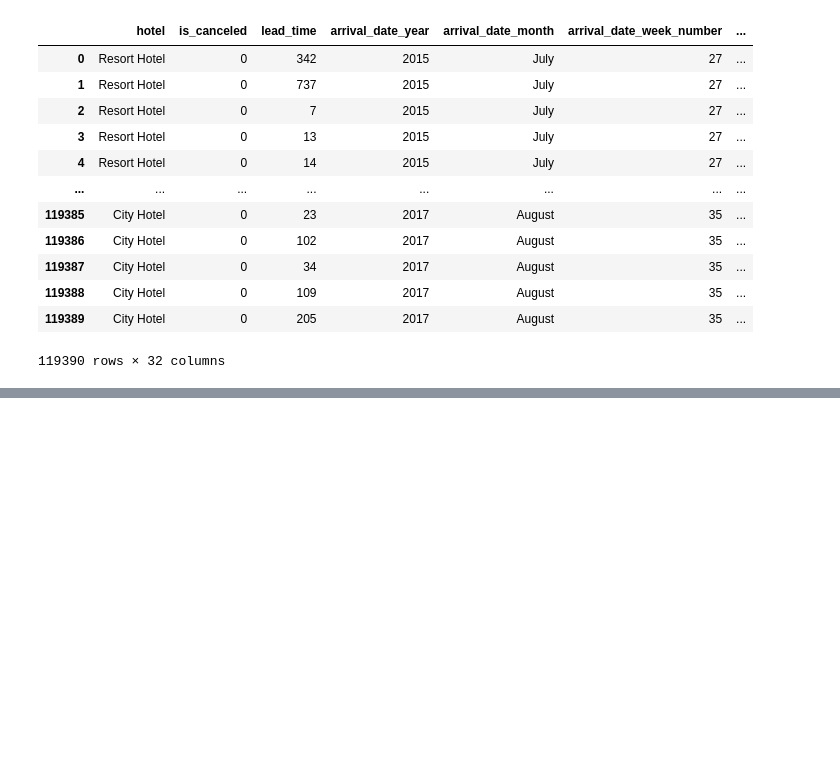
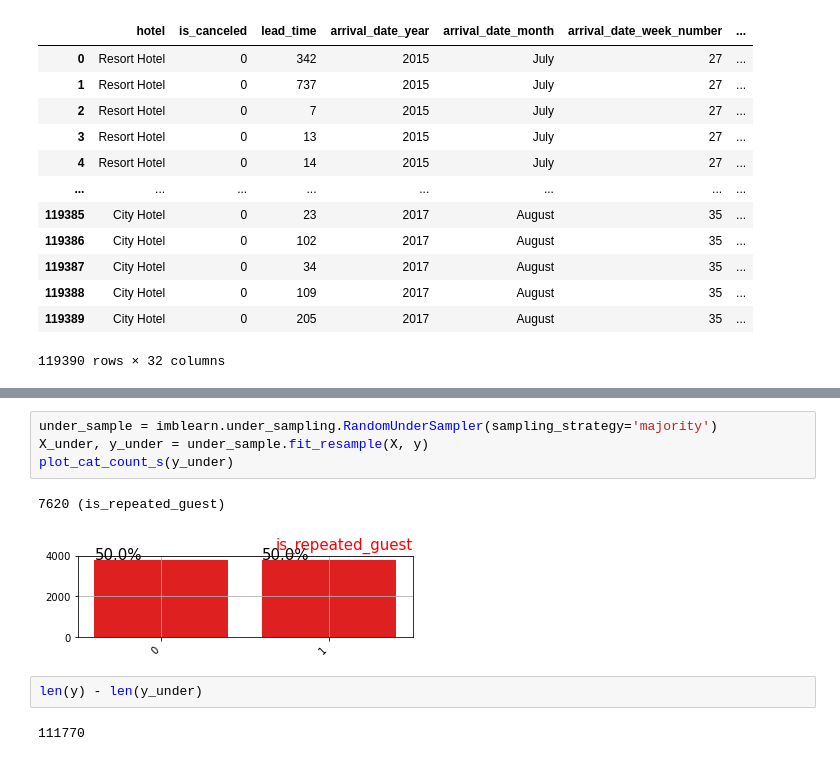
Before and after one commit to ryndovaira-org/data_science_lectures, a Jupyter notebook: 04_data_preparation/hw_answers/02_imbalanced_data.ipynb, the cells around one changed output, grey strips where cells are left out. Saved outputs shown, nothing was run; the diff lists cells and outputs as text; blank space fills up the shorter version.

```diff
--- a/04_data_preparation/hw_answers/02_imbalanced_data.ipynb
+++ b/04_data_preparation/hw_answers/02_imbalanced_data.ipynb
@@ -70,0 +216,11 @@ df
+# %%
+under_sample = imblearn.under_sampling.RandomUnderSampler(sampling_strategy='majority')
+X_under, y_under = under_sample.fit_resample(X, y)
+plot_cat_count_s(y_under)
+# %% [output]
+7620 (is_repeated_guest)
+[figure, added]
+# %%
+len(y) - len(y_under)
+# %% [output]
+111770
```
Also changed, not shown: parts of 12 cells of this notebook.
